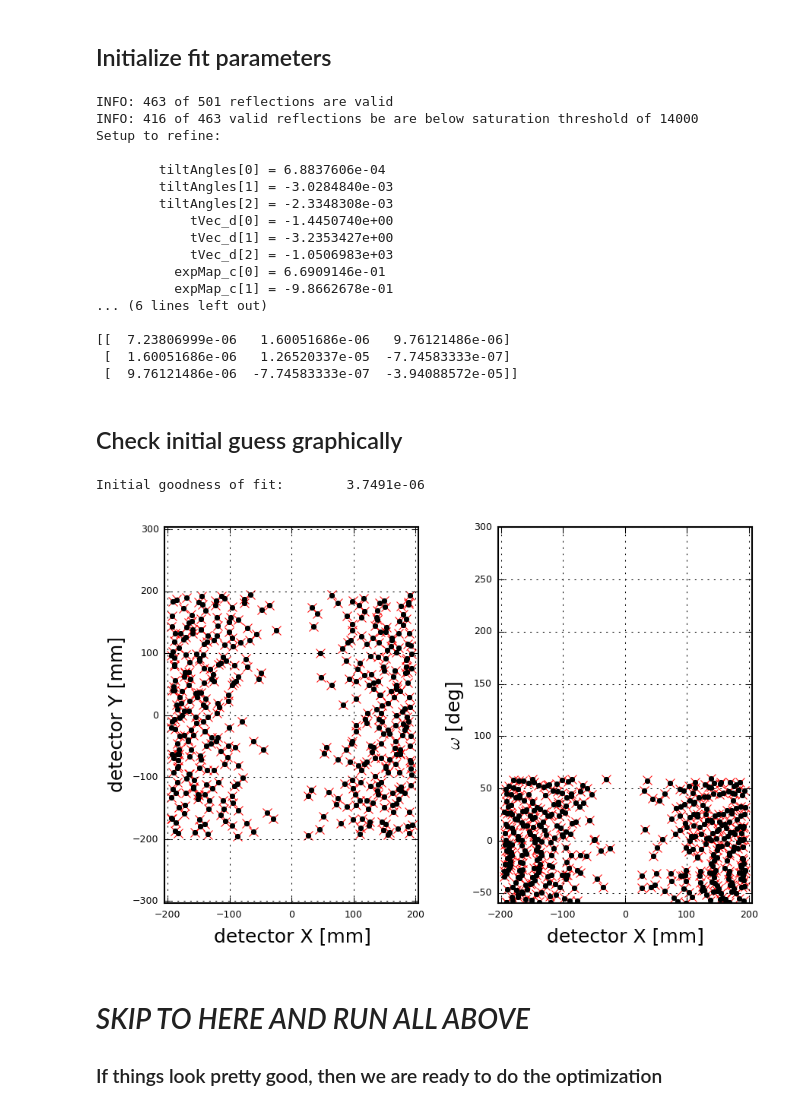
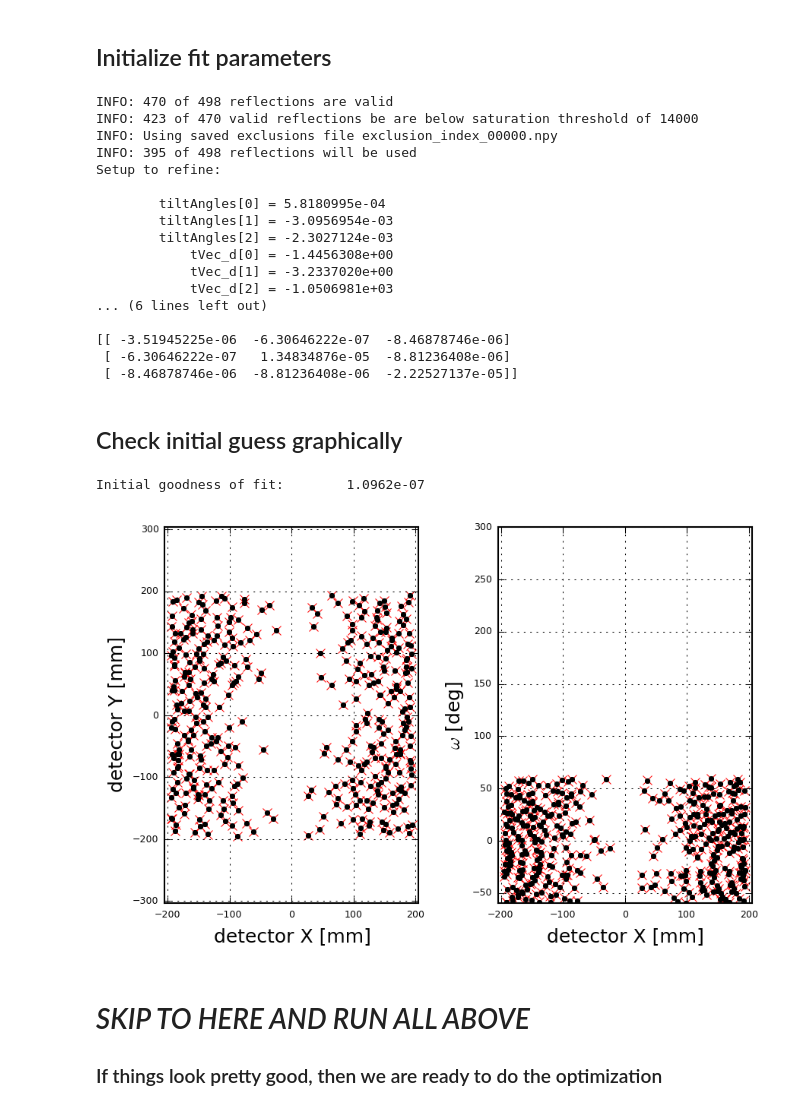
Before and after one commit to praxes/hexrd, a Jupyter notebook: share/calibrate_from_single_crystal.ipynb, the cells around one changed output. Drawn from its saved outputs; the diff is of its cells as text; code cells hidden in the pictures.

```diff
--- a/share/calibrate_from_single_crystal.ipynb
+++ b/share/calibrate_from_single_crystal.ipynb
@@ -10,6 +10,7 @@ In practise, you will probably run this script through several times, using the
 # %%
 # hexrd yaml config file
 cfg_filename = 'example_config.yml'
+block_id = 0 # only change this if you know what you are doing!
 
 # select which orientaion to use (in case of more than one...)
 grain_id = 0
@@ -17,6 +18,10 @@ override_grain_params = False
 
 # for saturation
 int_cutoff = 1.4e4
+
+# load previously saved exclusions
+use_saved_exclusions = True
+excl_filename = 'exclusion_index_%05d.npy' %grain_id
 # %% [markdown]
 Ok, that was easy, from here on you shouldn't need to modify anything.
 # %%
@@ -269,7 +269,7 @@ gFlag_DFLT = gFlag
 ## Read configuration file
 # %%
 # read config
-cfg = config.open(cfg_filename)[0]
+cfg = config.open(cfg_filename)[block_id]
 
 # output for eta-ome maps as pickles
 working_dir = cfg.working_dir
@@ -287,9 +287,16 @@ pd, reader, detector = initialize_experiment(cfg)
 bMat = np.ascontiguousarray(pd.latVecOps['B']) # hexrd convention; necessary to re-cast (?)
 wlen = pd.wavelength * 1.0# Angstroms
 
-
 # omega period
 omePeriod = d2r*np.array(cfg.find_orientations.omega.period, dtype=float)
+
+# panel
+max_pixel_dim = max(cfg.instrument.detector.pixels.size)
+panel_dims = 0.5*np.vstack([
+    cfg.instrument.detector.pixels.size[1]*cfg.instrument.detector.pixels.columns*np.r_[-1, 1],
+    cfg.instrument.detector.pixels.size[0]*cfg.instrument.detector.pixels.rows*np.r_[-1, 1]
+    ]).T
+det_origin = panel_dims[1, :] # need this for conversions only
 # %% [markdown]
 ## Initialize fit parameters
 # %%
@@ -352,7 +359,15 @@ print "INFO: %d of %d valid reflections be are below saturation threshold of %d"
     %(sum(not_saturated), sum(valid_reflections), int_cutoff)
 
 idx = np.logical_and(valid_reflections, not_saturated) # select valid reflections
+if use_saved_exclusions:
+    try:
+        idx = np.load(excl_filename)
+        print "INFO: Using saved exclusions file %s" %excl_filename
+        print "INFO: %d of %d reflections will be used" %(sum(idx), len(idx))
+    except IOError:
+        print "Saved exclusions file %s not found, using defaults..." %excl_filename
 idx_0 = idx # will need this later
+
 hkls = gtable[idx, 2:5].T # must be column vectors
 xyo_det = gtable[idx, -3:] # these are the cartesian centroids + ome
 xyo_det[:, 2] = xf.mapAngle(xyo_det[:, 2], omePeriod)
@@ -395,23 +410,23 @@ dScl = np.ones_like(dParams)
 xtol = 1e-7
 ftol = 1e-7
 # %% [output]
-INFO: 463 of 501 reflections are valid
-INFO: 416 of 463 valid reflections be are below saturation threshold of 14000
+INFO: 470 of 498 reflections are valid
+INFO: 423 of 470 valid reflections be are below saturation threshold of 14000
+INFO: Using saved exclusions file exclusion_index_00000.npy
+INFO: 395 of 498 reflections will be used
 Setup to refine:
 
-        tiltAngles[0] = 6.8837606e-04
-        tiltAngles[1] = -3.0284840e-03
-        tiltAngles[2] = -2.3348308e-03
-            tVec_d[0] = -1.4450740e+00
-            tVec_d[1] = -3.2353427e+00
-            tVec_d[2] = -1.0506983e+03
-          expMap_c[0] = 6.6909146e-01
-          expMap_c[1] = -9.8662678e-01
+        tiltAngles[0] = 5.8180995e-04
+        tiltAngles[1] = -3.0956954e-03
+        tiltAngles[2] = -2.3027124e-03
+            tVec_d[0] = -1.4456308e+00
+            tVec_d[1] = -3.2337020e+00
+            tVec_d[2] = -1.0506981e+03
 ... (6 lines left out)
 
-[[  7.23806999e-06   1.60051686e-06   9.76121486e-06]
- [  1.60051686e-06   1.26520337e-05  -7.74583333e-07]
- [  9.76121486e-06  -7.74583333e-07  -3.94088572e-05]]
+[[ -3.51945225e-06  -6.30646222e-07  -8.46878746e-06]
+ [ -6.30646222e-07   1.34834876e-05  -8.81236408e-06]
+ [ -8.46878746e-06  -8.81236408e-06  -2.22527137e-05]]
 # %% [markdown]
 ## Check initial guess graphically
 # %%
@@ -425,38 +440,38 @@ xyo_i = fitting.objFuncSX(
 resd_i = fitting.objFuncSX(
     p_initial[refineFlag], p_initial, pFlag, dFunc, dFlag,
     xyo_det, hkls, bMat, vInv_s, wlen,
     bVec_ref, eta_ref, omePeriod, simOnly=False
     )
 
 nu_fac = 1/(nrefl - sum(refineFlag) - 1.)
 chi2_i = nu_fac*sum(resd_i**2/xyo_i.flatten())
 print "Initial goodness of fit:\t%1.4e" %chi2_i
 
 fig = plt.figure()
 ax1 = fig.add_subplot(121)
 ax1.plot(xyo_det[:, 0], xyo_det[:, 1], 'rx')
 ax1.plot(xyo_i[:, 0], xyo_i[:, 1], 'k.')
 ax1.grid(True)
 ax1.axis('equal')
-ax1.set_xlim((-204.8, 204.8))
-ax1.set_ylim((-204.8, 204.8))
+ax1.set_xlim(panel_dims[0, 0], panel_dims[1, 0])
+ax1.set_ylim(panel_dims[0, 1], panel_dims[1, 1])
 ax1.set_xlabel('detector X [mm]')
 ax1.set_ylabel('detector Y [mm]')
 
 ax2 = fig.add_subplot(122)
 ax2.plot(xyo_det[:, 0], r2d*xyo_det[:, 2], 'rx')
 ax2.plot(xyo_i[:, 0], r2d*xyo_i[:, 2], 'k.')
 ax2.grid(True)
-ax2.set_xlim((-204.8, 204.8))
+ax2.set_xlim(panel_dims[0, 0], panel_dims[1, 0])
 ax2.set_ylim(r2d*omePeriod[0], r2d*omePeriod[1])
 ax2.set_xlabel('detector X [mm]')
 ax2.set_ylabel(r'$\omega$ [deg]')
 
 plt.tight_layout()
 plt.show()
 # %% [output]
-Initial goodness of fit:        3.7491e-06
+Initial goodness of fit:        1.0962e-07
-[figure, old version]
+[figure, new version]
 # %% [markdown]
 # *SKIP TO HERE AND RUN ALL ABOVE*
 ### If things look pretty good, then we are ready to do the optimization
```
Also changed, not shown: parts of 11 cells of this notebook.
